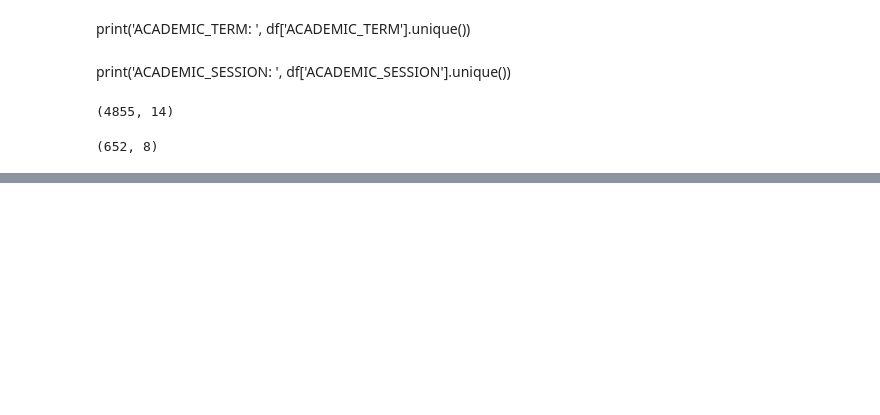
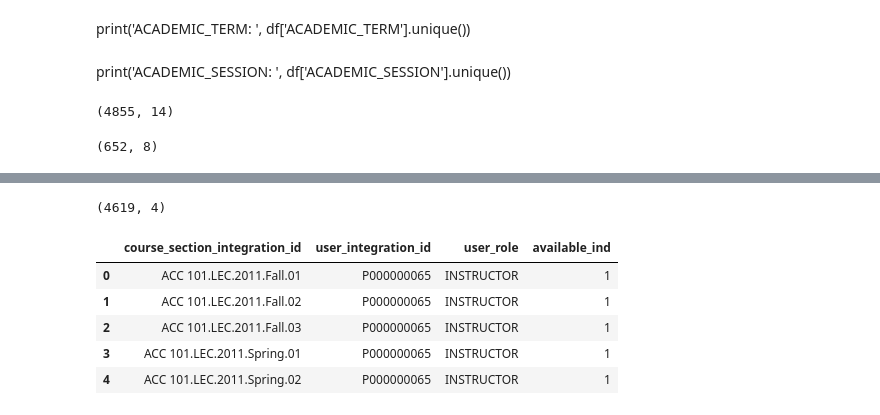
Before and after one commit to JeffWalton-PSC/Starfish, a Jupyter notebook: DegreePlanner/sections/sections.ipynb, the cells around one changed output, grey strips where cells are left out. Drawn from its saved outputs; the diff is of its cells as text; code cells hidden in the pictures; blank space fills up the shorter version.

```diff
--- a/DegreePlanner/sections/sections.ipynb
+++ b/DegreePlanner/sections/sections.ipynb
@@ -183,0 +227,7 @@ df.to_csv(fn_output, index=False)
+# %%
+dft = (dft[['course_section_id', 'PERSON_CODE_ID']]
+       .rename({'course_section_id': 'course_section_integration_id',
+                'PERSON_CODE_ID': 'user_integration_id',
+                },
+               axis='columns')
+       )
@@ -183,0 +245,14 @@ df.to_csv(fn_output, index=False)
+# %%
+dft.loc[:, 'user_role'] = 'INSTRUCTOR'
+dft.loc[:, 'available_ind'] = '1'
+# %%
+print(dft.shape)
+dft.head()
+# %% [output]
+(4619, 4)
+|  | course_section_integration_id | user_integration_id | user_role | available_ind |
+| 0 | ACC 101.LEC.2011.Fall.01 | P000000065 | INSTRUCTOR | 1 |
+| 1 | ACC 101.LEC.2011.Fall.02 | P000000065 | INSTRUCTOR | 1 |
+| 2 | ACC 101.LEC.2011.Fall.03 | P000000065 | INSTRUCTOR | 1 |
+| 3 | ACC 101.LEC.2011.Spring.01 | P000000065 | INSTRUCTOR | 1 |
+| 4 | ACC 101.LEC.2011.Spring.02 | P000000065 | INSTRUCTOR | 1 |
```
Also changed, not shown: parts of 13 cells of this notebook, 2 other files.
